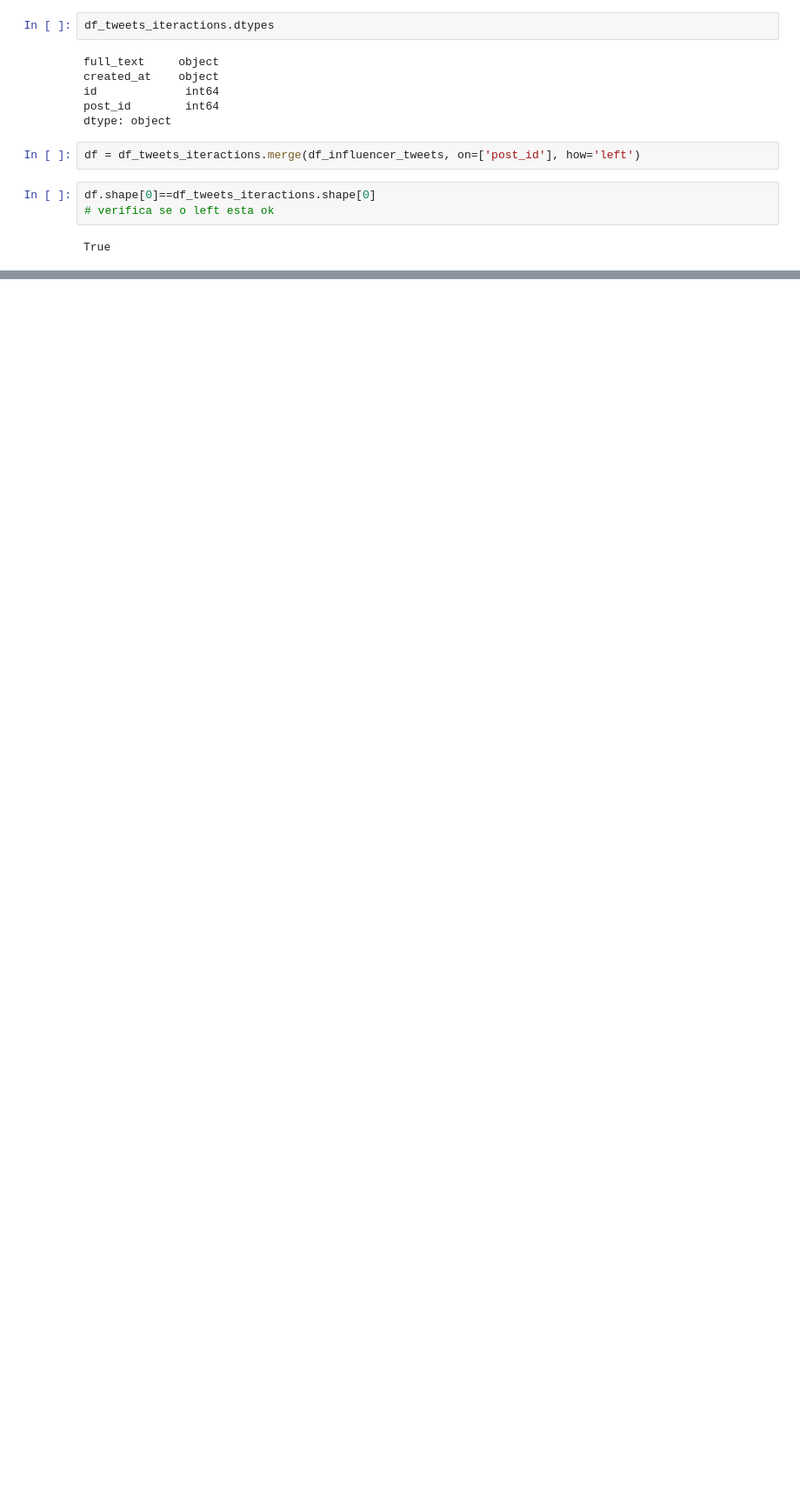
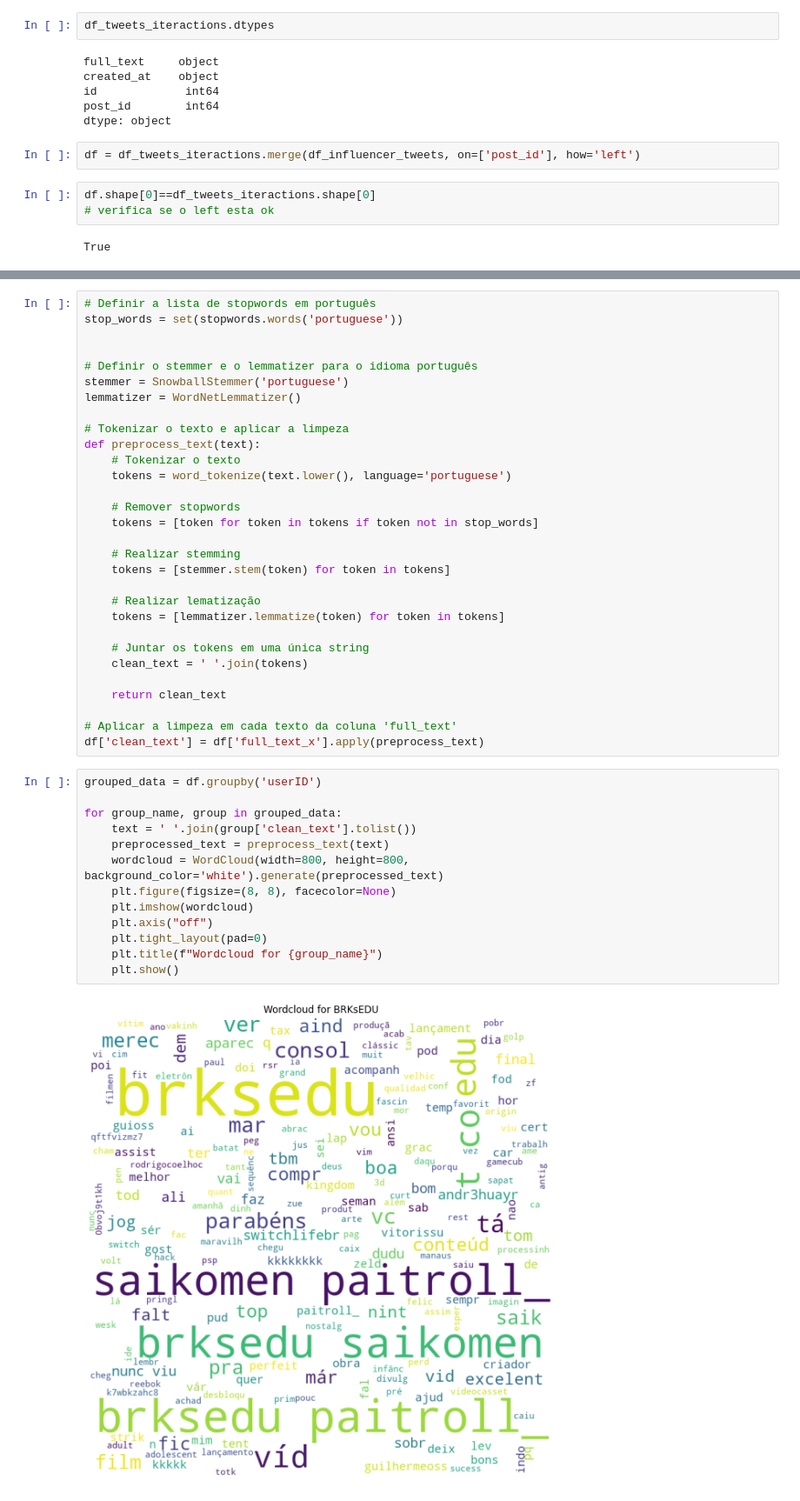
Before and after one commit to abndre/tcc-grupo02, a Jupyter notebook: analise-de-dados/Analise de dados dos iteracoes.ipynb, the cells around one changed output, grey strips where cells are left out. Shown at 87% size. Saved outputs shown, nothing was run; the diff lists cells and outputs as text; blank space fills up the shorter version.

```diff
--- a/analise-de-dados/Analise de dados dos iteracoes.ipynb
+++ b/analise-de-dados/Analise de dados dos iteracoes.ipynb
@@ -107,0 +92,45 @@ df
+# %%
+# Definir a lista de stopwords em português
+stop_words = set(stopwords.words('portuguese'))
+
+
+# Definir o stemmer e o lemmatizer para o idioma português
+stemmer = SnowballStemmer('portuguese')
+lemmatizer = WordNetLemmatizer()
+
+# Tokenizar o texto e aplicar a limpeza
+def preprocess_text(text):
+    # Tokenizar o texto
+    tokens = word_tokenize(text.lower(), language='portuguese')
+
+    # Remover stopwords
+    tokens = [token for token in tokens if token not in stop_words]
+
+    # Realizar stemming
+    tokens = [stemmer.stem(token) for token in tokens]
+
+    # Realizar lematização
+    tokens = [lemmatizer.lemmatize(token) for token in tokens]
+
+    # Juntar os tokens em uma única string
+    clean_text = ' '.join(tokens)
+
+    return clean_text
+
+# Aplicar a limpeza em cada texto da coluna 'full_text'
+df['clean_text'] = df['full_text_x'].apply(preprocess_text)
+# %%
+grouped_data = df.groupby('userID')
+
+for group_name, group in grouped_data:
+    text = ' '.join(group['clean_text'].tolist())
+    preprocessed_text = preprocess_text(text)
+    wordcloud = WordCloud(width=800, height=800, background_color='white').generate(preprocessed_text)
+    plt.figure(figsize=(8, 8), facecolor=None)
+    plt.imshow(wordcloud)
+    plt.axis("off")
+    plt.tight_layout(pad=0)
+    plt.title(f"Wordcloud for {group_name}")
+    plt.show()
+# %% [output]
+[figure, added]
```
Also changed, not shown: parts of 3 cells of this notebook, 1 other file.
